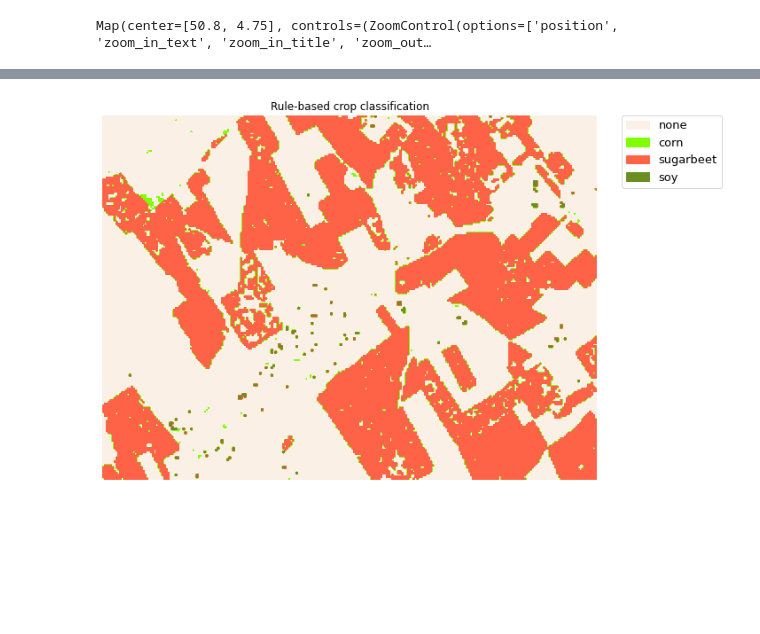
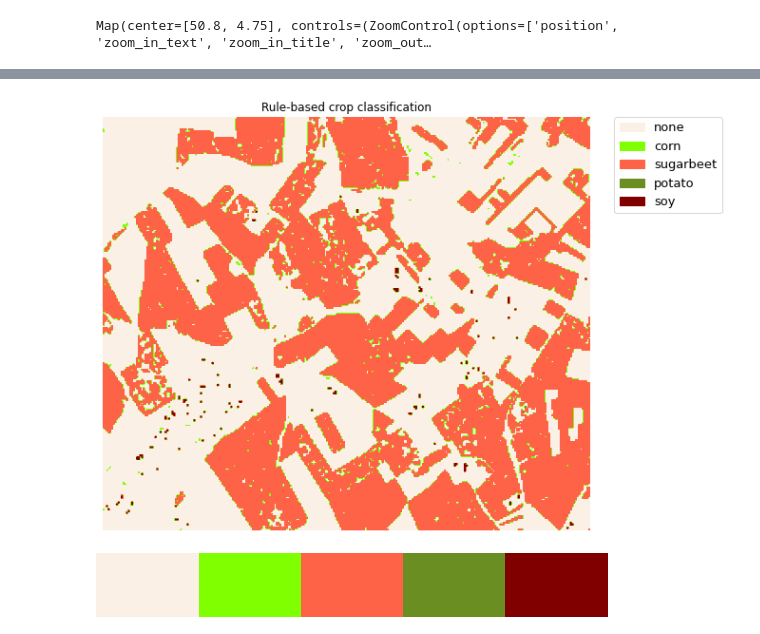
Before and after one commit to openEOPlatform/SRR2_notebooks, a Jupyter notebook: UC3 - Crop type feature engineering (rule-based).ipynb, the cells around one changed output, grey strips where cells are left out. Drawn from its saved outputs; the diff is of its cells as text; code cells hidden in the pictures; blank space fills up the shorter version.

```diff
--- a/UC3 - Crop type feature engineering (rule-based).ipynb
+++ b/UC3 - Crop type feature engineering (rule-based).ipynb
@@ -281,4 +300,6 @@ total.filter_bbox({'west':bbox[0],'east':bbox[2],'south':bbox[1],'north':bbox[3]
 # %%
-plot_croptypes()
+from helper import *
+plot_croptypes(fn="./data/indices_3.tif")
 # %% [output]
-[figure, old version]
+[figure, new version]
+[figure, added]
```
Also changed, not shown: parts of 3 cells of this notebook, 2 other files.
